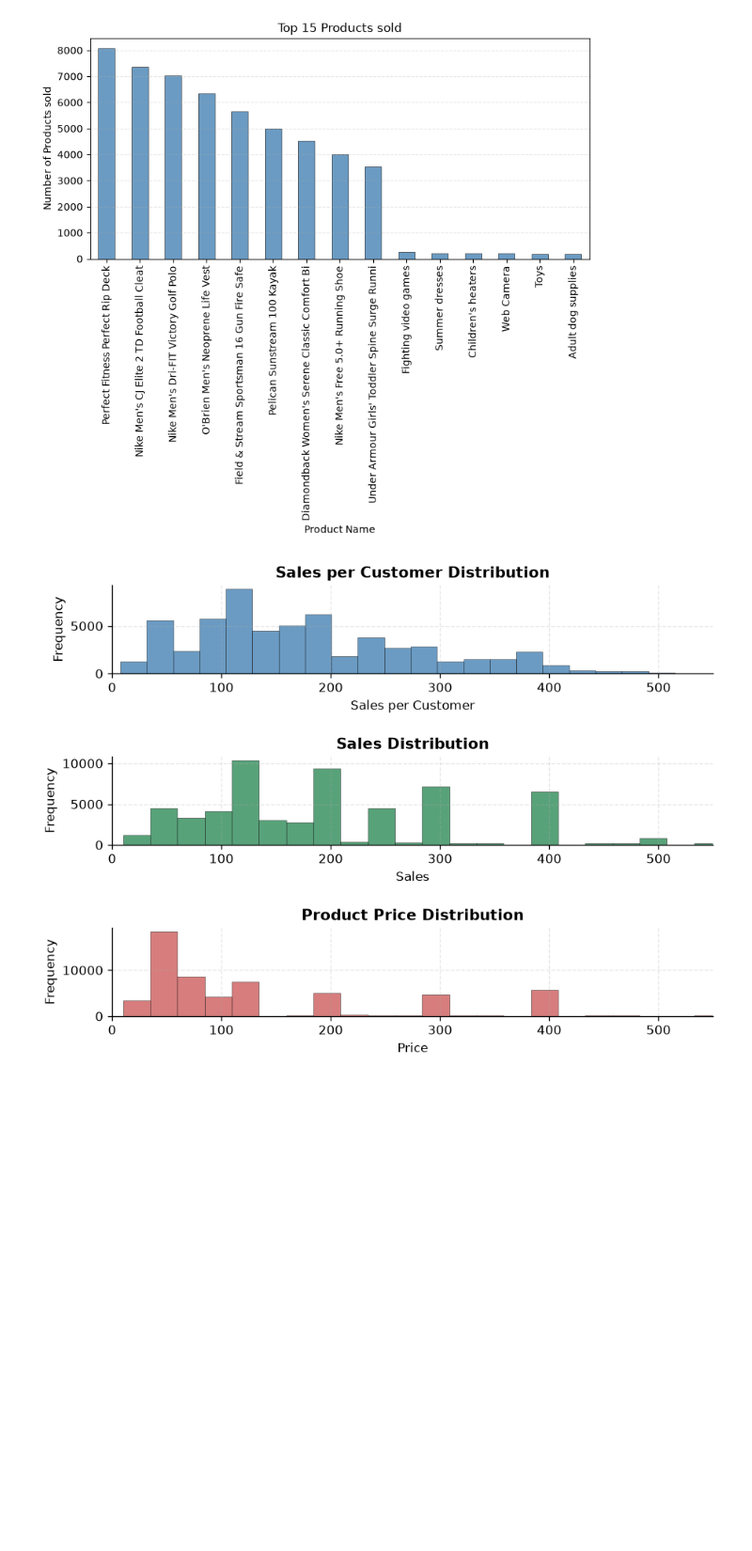
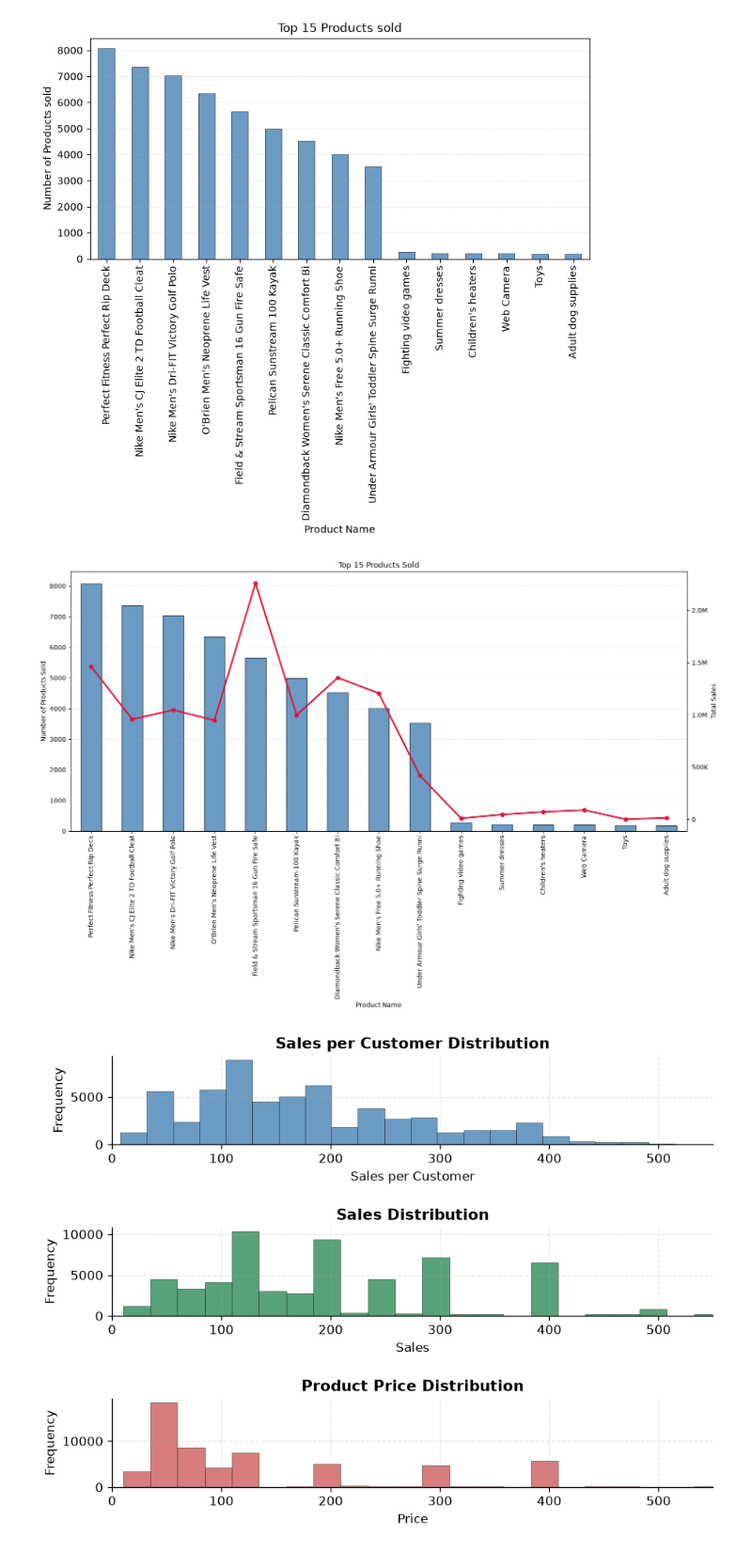
Before and after one commit to Mina-Makram-001/2B_Data_Science_Portfolio, a Jupyter notebook: 2_Cleaning_P2_&_EDA.ipynb, the cells around one changed output. Shown at 94% size. Saved outputs shown, nothing was run; the diff lists cells and outputs as text; code cells hidden in the pictures; blank space fills up the shorter version.

```diff
--- a/2_Cleaning_P2_&_EDA.ipynb
+++ b/2_Cleaning_P2_&_EDA.ipynb
@@ -271,6 +271,67 @@ ax= df_Com_Stat.groupby(['Product_Name'])['Product_Name'].count().sort_values(as
 ax.grid(axis='y', linestyle='--', alpha=0.3)
 # %% [output]
 [figure]
+# %%
+import matplotlib.pyplot as plt
+
+# Create summary table
+top_products = (
+    df_Com_Stat
+    .groupby('Product_Name')
+    .agg(
+        Products_Sold=('Product_Name', 'count'),
+        Total_Sales=('Sales', 'sum')
+    )
+    .sort_values('Products_Sold', ascending=False)
+    .head(15)
+)
+
+# Create figure
+fig, ax1 = plt.subplots(figsize=(15,10))
+
+# Bar chart
+top_products['Products_Sold'].plot(
+    kind='bar',
+    ax=ax1,
+    color='steelblue',
+    edgecolor='black',
+    alpha=0.8
+)
+
+ax1.set_title('Top 15 Products Sold')
+ax1.set_xlabel('Product Name')
+ax1.set_ylabel('Number of Products Sold')
+ax1.grid(axis='y', linestyle='--', alpha=0.3)
+
+# Second axis for sales
+ax2 = ax1.twinx()
+
+# Line chart
+ax2.plot(
+    top_products.index,
+    top_products['Total_Sales'],
+    color='crimson',
+    marker='o',
+    linewidth=2.5
+)
+
+def human_format(x, pos):
+    if x >= 1_000_000:
+        return f'{x/1_000_000:.1f}M'
+    elif x >= 1_000:
+        return f'{x/1_000:.0f}K'
+    else:
+        return f'{x:.0f}'
+
+ax2.yaxis.set_major_formatter(FuncFormatter(human_format))
+
+ax2.set_ylabel('Total Sales')
+
+plt.xticks(rotation=45, ha='right')
+plt.tight_layout()
+plt.show()
+# %% [output]
+[figure, added]
 # %%
 fig, ax = plt.subplots(3, 1, figsize=(8, 6), dpi=120)
 
```
Also changed, not shown: parts of 1 cell of this notebook, 1 other file.
